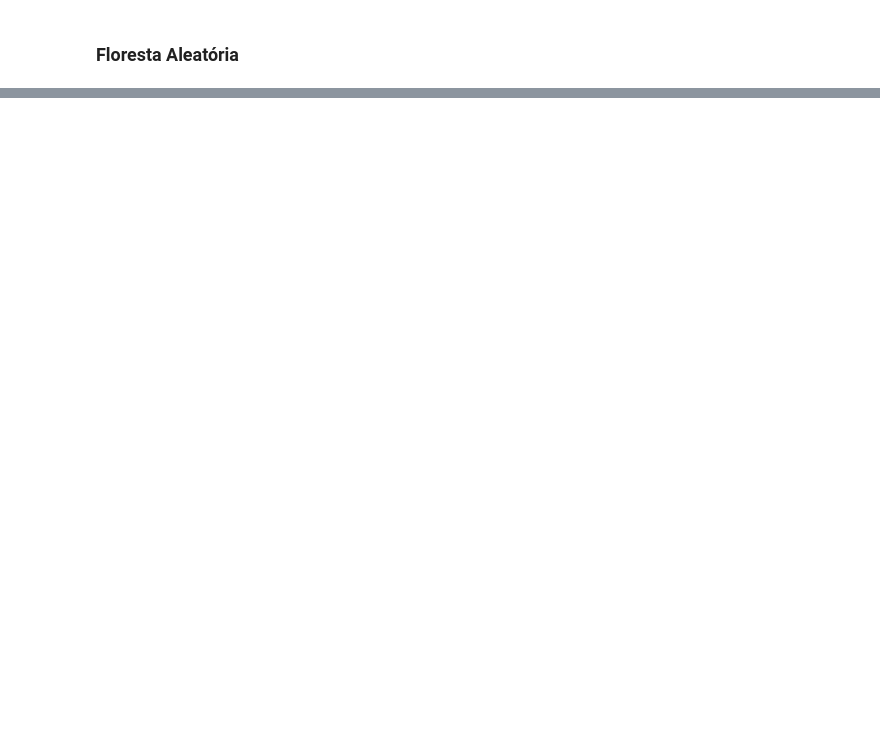
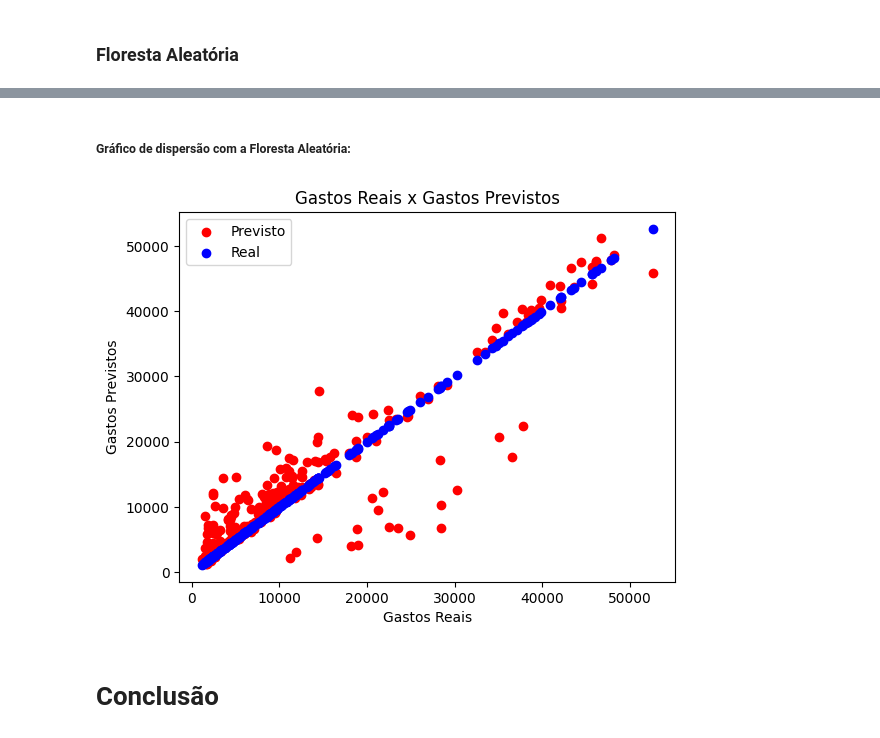
Before and after one commit to GJotaJunior/POSTECH-IA, a Jupyter notebook: Fase1/tech challenge/techchallenge.ipynb, the cells around one changed output, grey strips where cells are left out. Cells and saved outputs as stored; diff of their text form; code cells hidden in the pictures; blank space fills up the shorter version.

```diff
--- a/Fase1/tech challenge/techchallenge.ipynb
+++ b/Fase1/tech challenge/techchallenge.ipynb
@@ -341,0 +376,8 @@ np.mean(np.abs((y_test - y_pred_forest_reg) / y_test)) * 100
+# %% [markdown]
+##### Gráfico de dispersão com a Floresta Aleatória:
+# %%
+plot_scatter(y_test, y_pred_forest_reg) # Mostra o gráfico de dispersão
+# %% [output]
+[figure, added]
+# %% [markdown]
+# Conclusão
```
Also changed, not shown: parts of 62 cells of this notebook.
